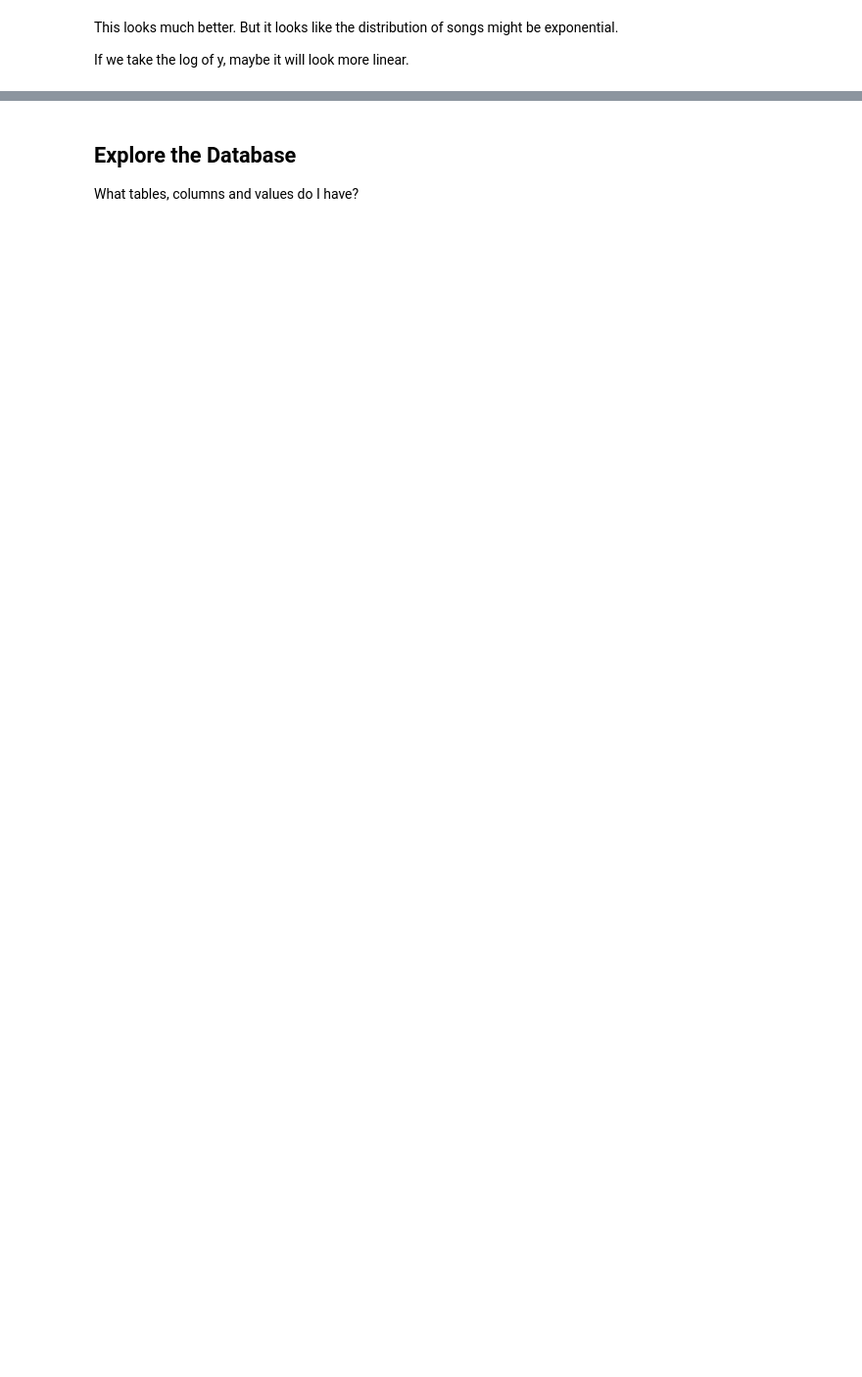
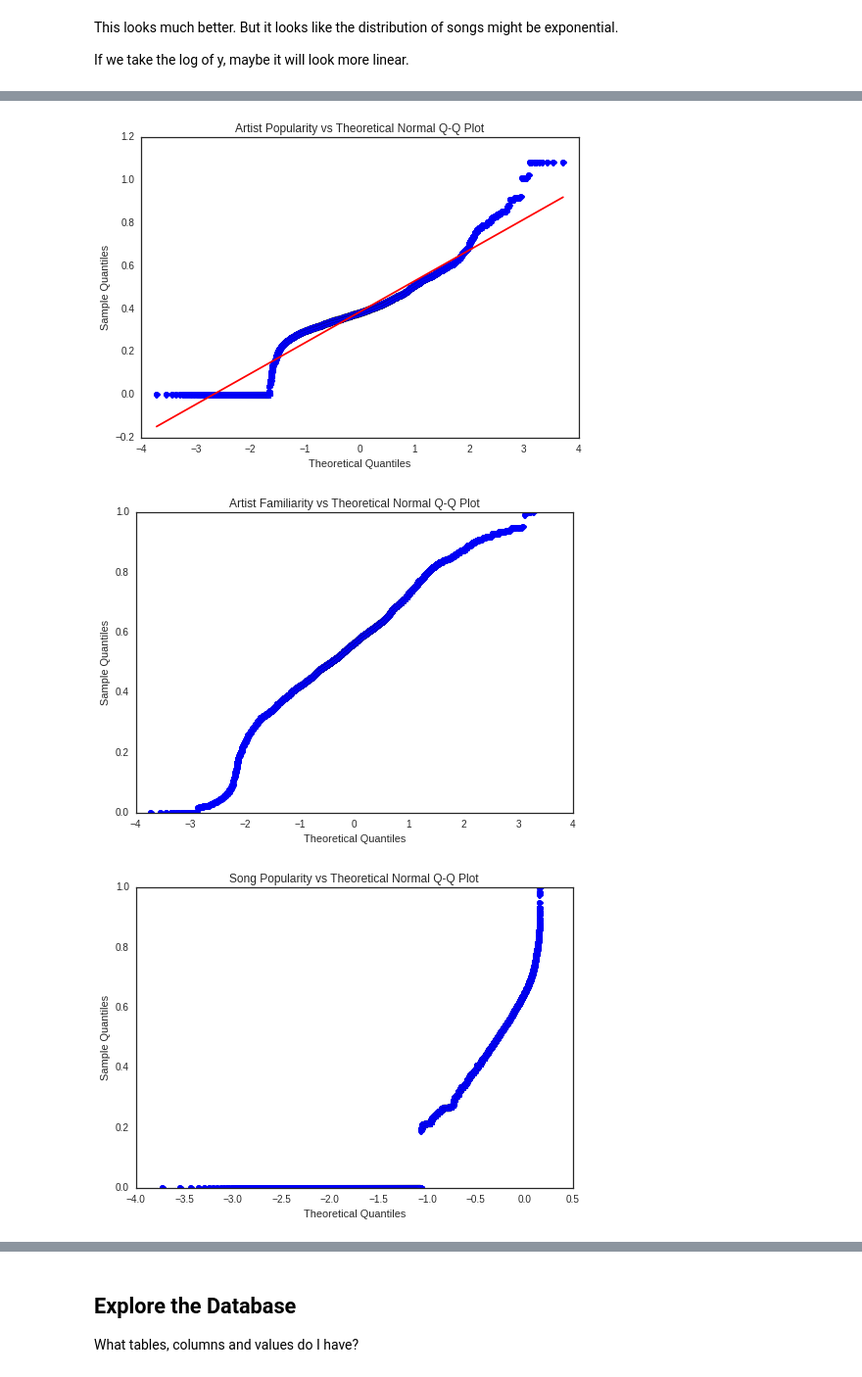
Before and after one commit to sallyi/ga_assignments, a Jupyter notebook: Project1.ipynb, the cells around one changed output, grey strips where cells are left out. Shown at 98% size. Cells and saved outputs as stored; diff of their text form; code cells hidden in the pictures; blank space fills up the shorter version.

```diff
--- a/Project1.ipynb
+++ b/Project1.ipynb
@@ -360,0 +335,19 @@ I'm not sure what this database contains, so I'm going to explore it.
+# %%
+import statsmodels.api as sm
+import scipy.stats as stats
+
+fig = sm.qqplot(df_clean['Artist_Popular'], dist=stats.distributions.norm, line='s')
+title("Artist Popularity vs Theoretical Normal Q-Q Plot")
+plt.show()
+
+fig = sm.qqplot(df_clean['Artist_Famil'], dist=stats.distributions.norm, line='s')
+title("Artist Familiarity vs Theoretical Normal Q-Q Plot")
+plt.show()
+
+fig = sm.qqplot(df_clean['Song_Popular'], dist=stats.distributions.norm, line='s')
+title("Song Popularity vs Theoretical Normal Q-Q Plot")
+plt.show()
+# %% [output]
+[figure, added]
+[figure, added]
+[figure, added]
```
Also changed, not shown: parts of 54 cells of this notebook.
